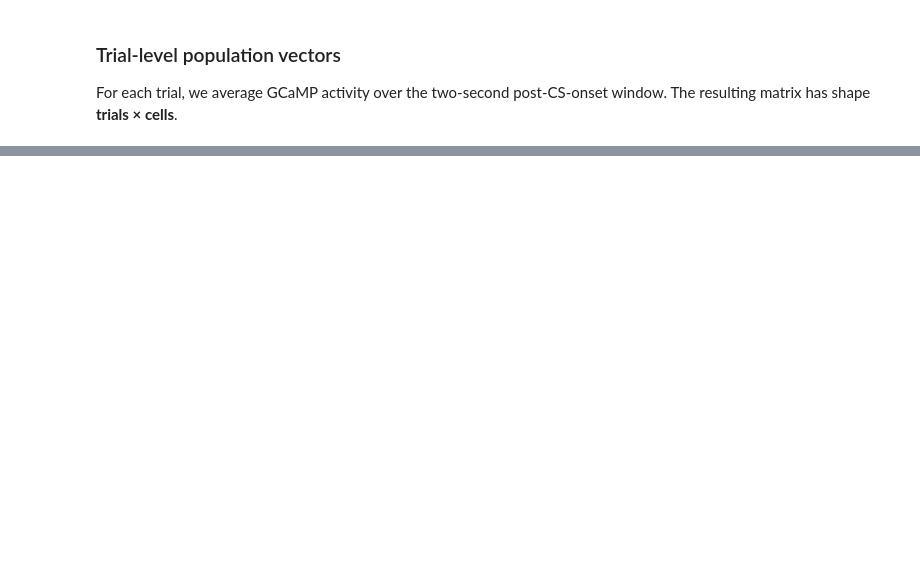
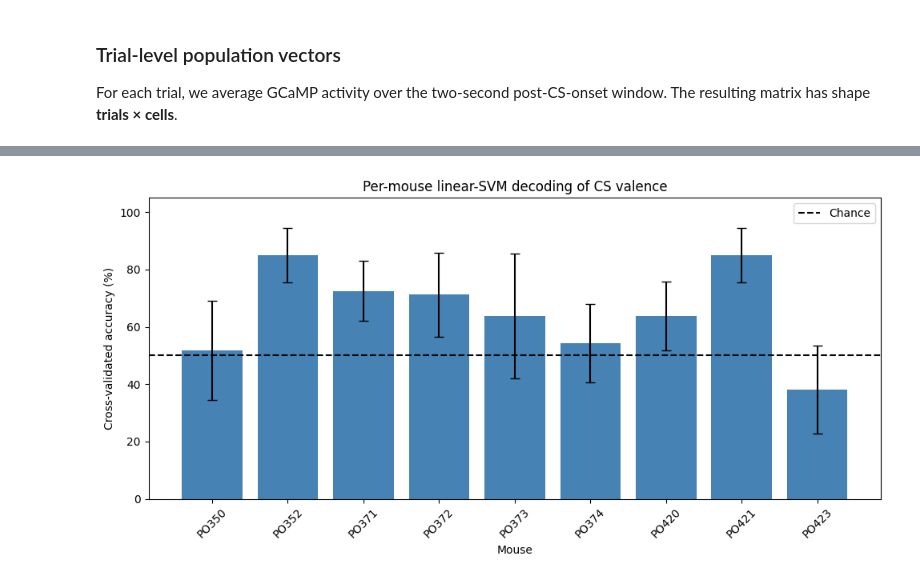
Before and after one commit to CogEmLab/behaviour_and_calcium_imaging_workshop, a Jupyter notebook: ml_neuroscience.ipynb, the cells around one changed output, grey strips where cells are left out. Drawn from its saved outputs; the diff is of its cells as text; code cells hidden in the pictures; blank space fills up the shorter version.

```diff
--- a/ml_neuroscience.ipynb
+++ b/ml_neuroscience.ipynb
@@ -1041,0 +902,92 @@ print('Solid line = boundary; dashed lines = margins (decision values 0 and ±1)
+# %%
+from IPython.display import display
+from sklearn.metrics import accuracy_score
+from sklearn.model_selection import StratifiedShuffleSplit
+from sklearn.svm import SVC
+
+# In the raw metadata, csidentity=0 means CS+ and csidentity=1 means CS−.
+# We recode the labels so y=1 means CS+ and y=0 means CS−.
+
+# We will save one final, full-data decoder for each mouse.
+mouse_decoders = {}
+mouse_results = []
+
+# Repeat a stratified 80/20 split 20 times for each mouse.
+
+for mouse_index, mouse_id in enumerate(mouse_ids):
+    session = sessions[mouse_id]
+
+    # Use only trials with recorded activity.
+    keep = ~session['silent_trials']
+    X = session['X'][keep]
+    y = (session['labels']['csidentity'][keep] == 0).astype(int)
+
+    fold_scores = []
+
+    # Use a separate decoder for this mouse; cells from other mice
+    # never enter its feature matrix.
+    mouse_splitter = StratifiedShuffleSplit(
+        n_splits=20, test_size=0.2, random_state=42 + mouse_index
+    )
+    for train_idx, test_idx in mouse_splitter.split(X, y):
+        # Scaling is fitted on training trials inside the pipeline,
+        # so test-trial information cannot leak into the decoder.
+        decoder = make_pipeline(
+            StandardScaler(),
+            SVC(kernel='linear', C=1.0),
+        )
+        decoder.fit(X[train_idx], y[train_idx])
+        predictions = decoder.predict(X[test_idx])
+        fold_scores.append(accuracy_score(y[test_idx], predictions))
+
+    fold_scores = np.asarray(fold_scores)
+    mouse_results.append({
+        'mouse': mouse_id,
+        'n_trials': len(y),
+        'n_cells': X.shape[1],
+        'accuracy_mean': fold_scores.mean(),
+        'accuracy_sd': fold_scores.std(ddof=1),
+    })
+
+    # Keep a final model trained on all trials for this mouse.
+    mouse_decoders[mouse_id] = make_pipeline(
+        StandardScaler(),
+        SVC(kernel='linear', C=1.0),
+    ).fit(X, y)
+
+    print(
+        f"{mouse_id}: {fold_scores.mean() * 100:.2f}% ± "
+        f"{fold_scores.std(ddof=1) * 100:.2f}% SD"
+    )
+
+results_df = pd.DataFrame(mouse_results)
+print("\nAcross-mouse mean: "
+      f"{results_df['accuracy_mean'].mean() * 100:.2f}% ± "
+      f"{results_df['accuracy_mean'].std(ddof=1) * 100:.2f}% SD")
+
+display(
+    results_df.style.format({
+        'accuracy_mean': '{:.1%}',
+        'accuracy_sd': '{:.1%}',
+    })
+)
+
+# Each bar represents one mouse; error bars show variability across splits.
+plt.figure(figsize=(10, 5))
+plt.bar(
+    results_df['mouse'],
+    results_df['accuracy_mean'] * 100,
+    yerr=results_df['accuracy_sd'] * 100,
+    capsize=4,
+    color='steelblue',
+)
+plt.axhline(50, color='black', linestyle='--', label='Chance')
+plt.ylim(0, 105)
+plt.xlabel('Mouse')
+plt.ylabel('Cross-validated accuracy (%)')
+plt.title('Per-mouse linear-SVM decoding of CS valence')
+plt.xticks(rotation=45)
+plt.legend()
+plt.tight_layout()
+plt.show()
+# %% [output]
@@ -1042,3 +1015,4 @@ print('Solid line = boundary; dashed lines = margins (decision values 0 and ±1)
+[figure, added]
 # %% [markdown]
 ## 4. References and further resources
 
```
Also changed, not shown: parts of 35 cells of this notebook.
